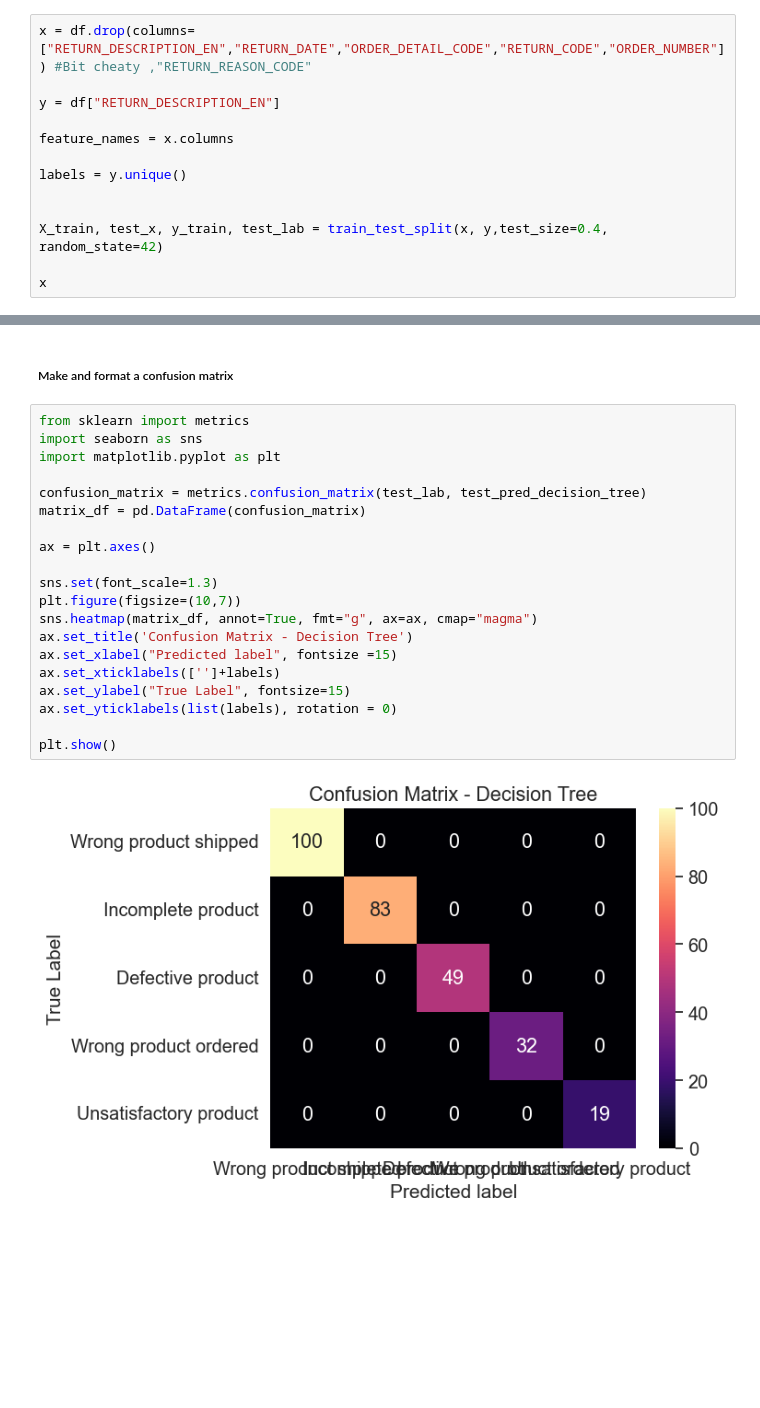
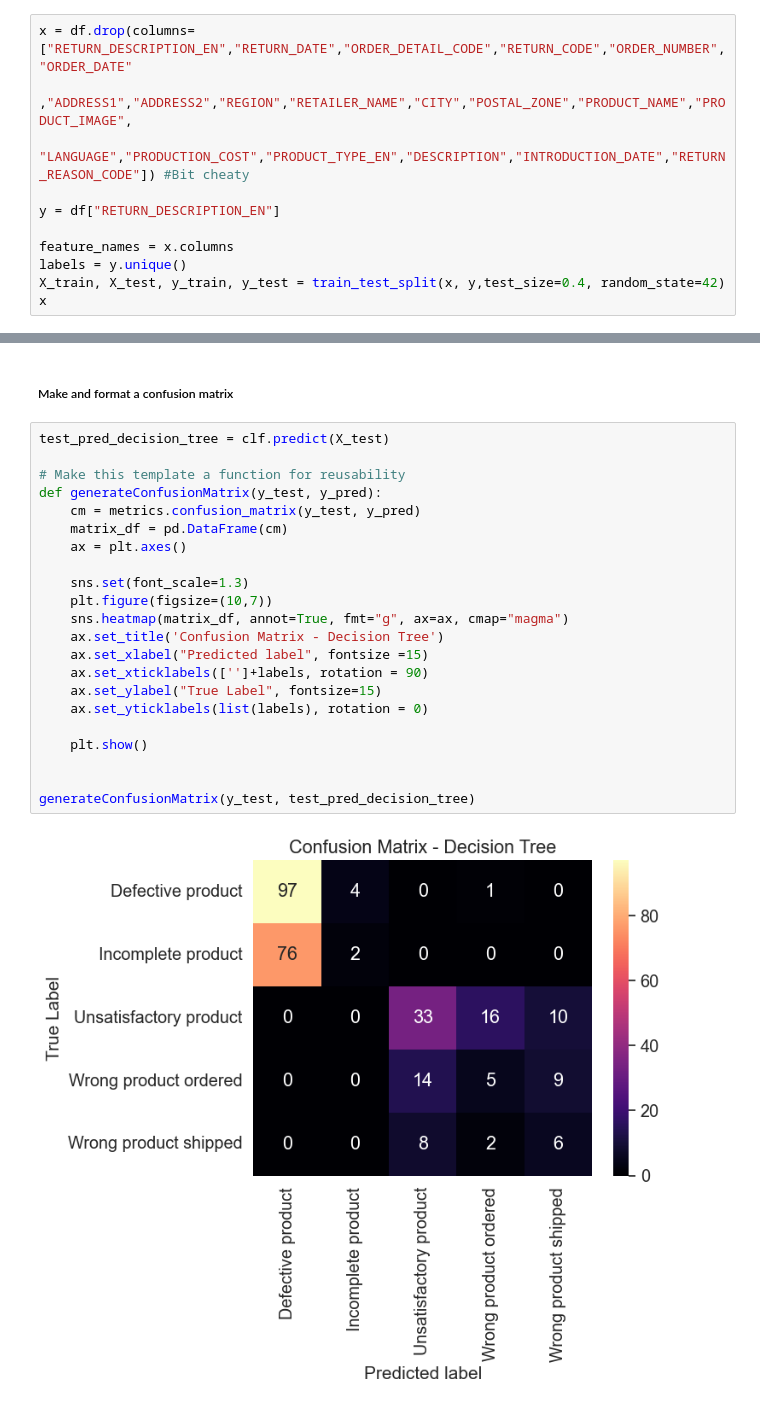
Before and after one commit to Justwouter/DEDS-Week-10, a Jupyter notebook: Examples/MyAttempt.ipynb, the cells around one changed output, grey strips where cells are left out. Drawn from its saved outputs; the diff is of its cells as text; blank space fills up the shorter version.

```diff
--- a/Examples/MyAttempt.ipynb
+++ b/Examples/MyAttempt.ipynb
@@ -56,16 +68,14 @@ df
 # %% [markdown]
 ##### Extracting Datasets
 # %%
-x = df.drop(columns=["RETURN_DESCRIPTION_EN","RETURN_DATE","ORDER_DETAIL_CODE","RETURN_CODE","ORDER_NUMBER"]) #Bit cheaty ,"RETURN_REASON_CODE"
+x = df.drop(columns=["RETURN_DESCRIPTION_EN","RETURN_DATE","ORDER_DETAIL_CODE","RETURN_CODE","ORDER_NUMBER","ORDER_DATE"
+                     ,"ADDRESS1","ADDRESS2","REGION","RETAILER_NAME","CITY","POSTAL_ZONE","PRODUCT_NAME","PRODUCT_IMAGE",
+                     "LANGUAGE","PRODUCTION_COST","PRODUCT_TYPE_EN","DESCRIPTION","INTRODUCTION_DATE","RETURN_REASON_CODE"]) #Bit cheaty
 
 y = df["RETURN_DESCRIPTION_EN"]
 
 feature_names = x.columns
-
 labels = y.unique()
-
-
-X_train, test_x, y_train, test_lab = train_test_split(x, y,test_size=0.4, random_state=42)
-
+X_train, X_test, y_train, y_test = train_test_split(x, y,test_size=0.4, random_state=42)
 x
 # %% [output]
@@ -141,25 +137,27 @@ test_pred_decision_tree = clf.predict(test_x)
 # %% [markdown]
 ##### Make and format a confusion matrix
 # %%
-from sklearn import metrics
-import seaborn as sns
-import matplotlib.pyplot as plt
+test_pred_decision_tree = clf.predict(X_test)
 
-confusion_matrix = metrics.confusion_matrix(test_lab, test_pred_decision_tree)
-matrix_df = pd.DataFrame(confusion_matrix)
+# Make this template a function for reusability
+def generateConfusionMatrix(y_test, y_pred):
+    cm = metrics.confusion_matrix(y_test, y_pred)
+    matrix_df = pd.DataFrame(cm)
+    ax = plt.axes()
 
-ax = plt.axes()
+    sns.set(font_scale=1.3)
+    plt.figure(figsize=(10,7))
+    sns.heatmap(matrix_df, annot=True, fmt="g", ax=ax, cmap="magma")
+    ax.set_title('Confusion Matrix - Decision Tree')
+    ax.set_xlabel("Predicted label", fontsize =15)
+    ax.set_xticklabels(['']+labels, rotation = 90)
+    ax.set_ylabel("True Label", fontsize=15)
+    ax.set_yticklabels(list(labels), rotation = 0)
 
-sns.set(font_scale=1.3)
-plt.figure(figsize=(10,7))
-sns.heatmap(matrix_df, annot=True, fmt="g", ax=ax, cmap="magma")
-ax.set_title('Confusion Matrix - Decision Tree')
-ax.set_xlabel("Predicted label", fontsize =15)
-ax.set_xticklabels(['']+labels)
-ax.set_ylabel("True Label", fontsize=15)
-ax.set_yticklabels(list(labels), rotation = 0)
+    plt.show()
 
-plt.show()
+
+generateConfusionMatrix(y_test, test_pred_decision_tree)
 # %% [output]
-[figure, old version]
+[figure, new version]
 <Figure size 1000x700 with 0 Axes>
```
Also changed, not shown: parts of 22 cells of this notebook.
